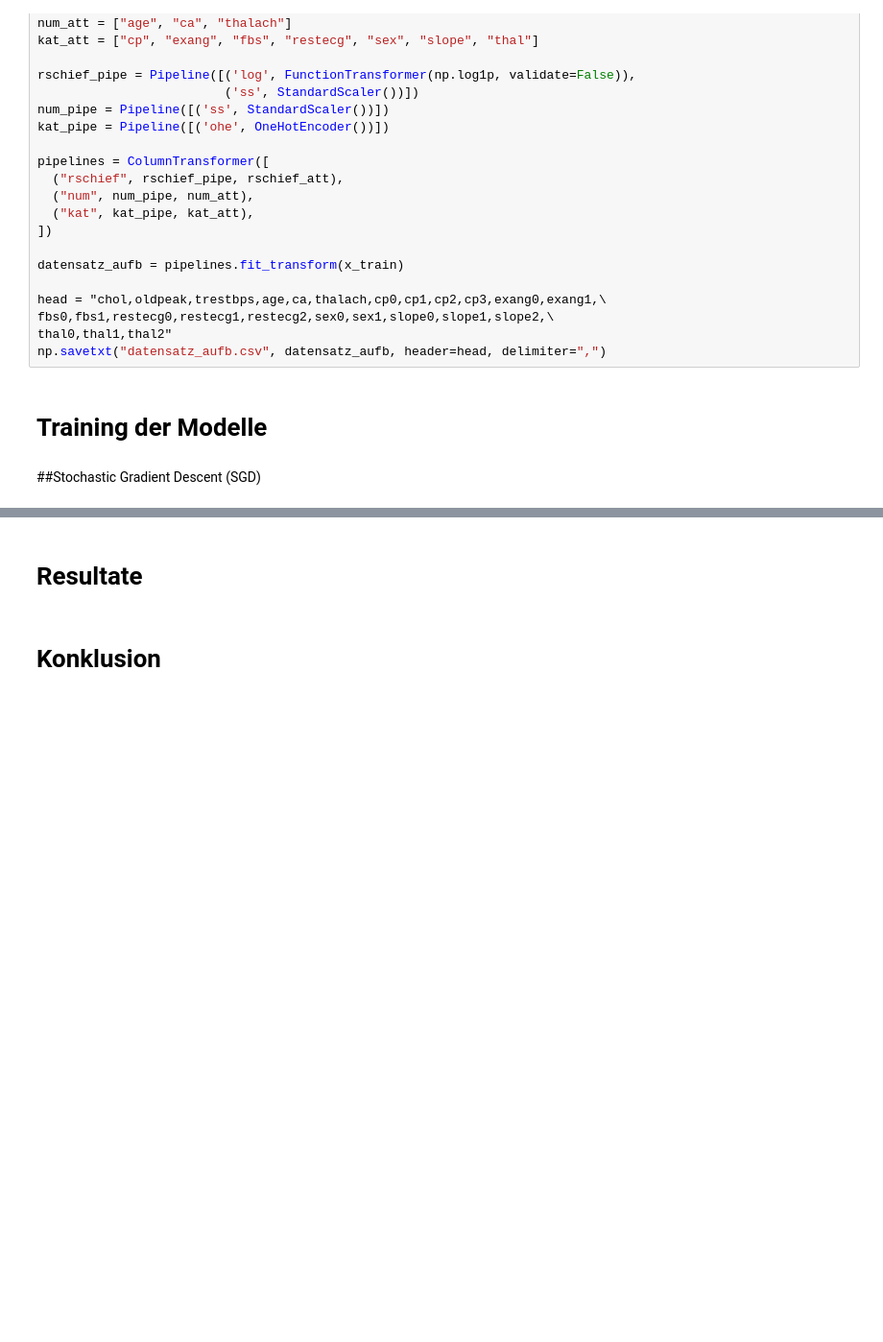
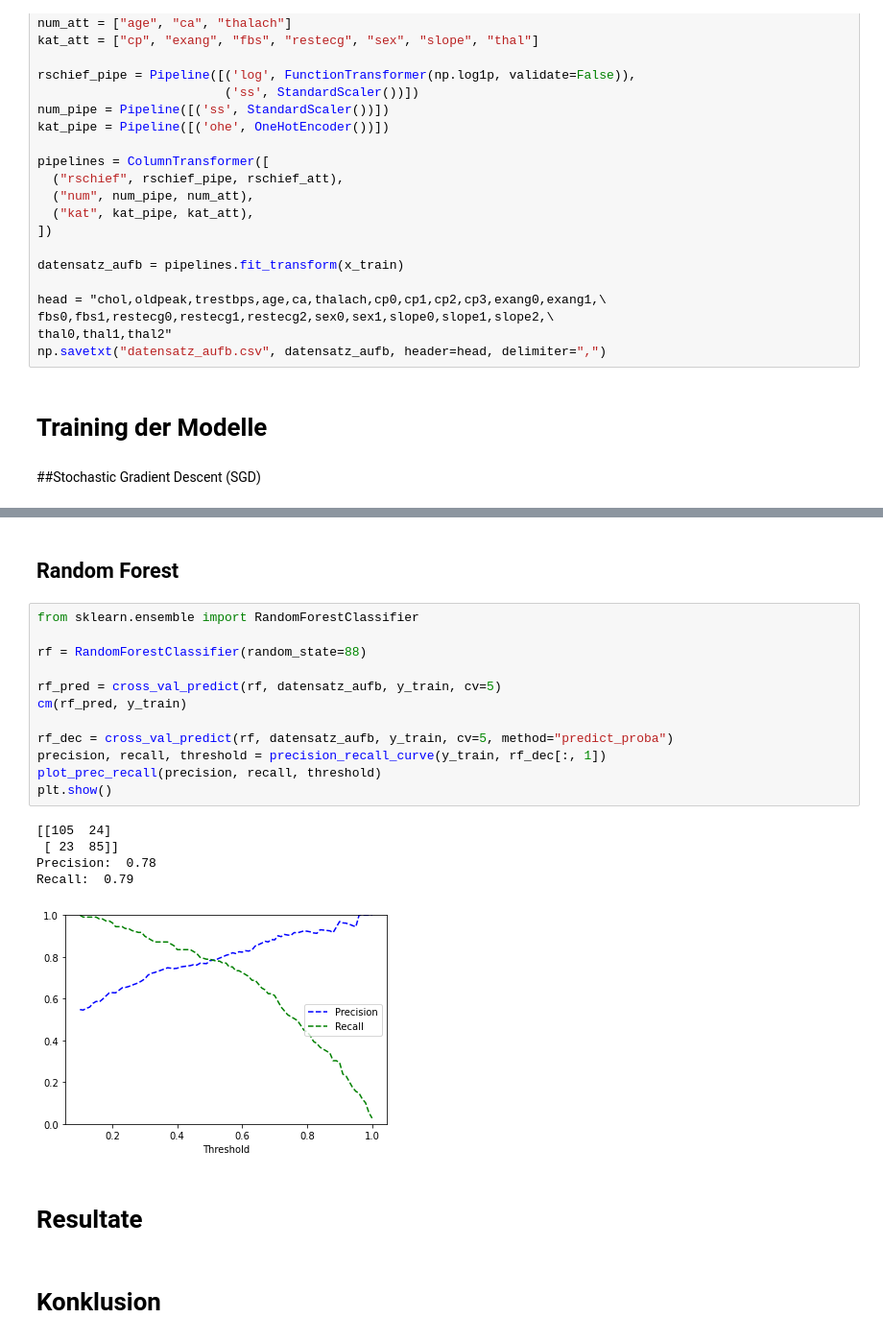
Before and after one commit to VimalKandrical/Diagnose_von_Herzerkrankungen, a Jupyter notebook: main.ipynb, the cells around one changed output, grey strips where cells are left out. Shown at 96% size. Drawn from its saved outputs; the diff is of its cells as text; blank space fills up the shorter version.

```diff
--- a/main.ipynb
+++ b/main.ipynb
@@ -210,3 +226,23 @@ array([[104,  24],
+# %% [markdown]
+## Random Forest
+# %%
+from sklearn.ensemble import RandomForestClassifier
+
+rf = RandomForestClassifier(random_state=88)
+
+rf_pred = cross_val_predict(rf, datensatz_aufb, y_train, cv=5)
+cm(rf_pred, y_train)
+
+rf_dec = cross_val_predict(rf, datensatz_aufb, y_train, cv=5, method="predict_proba")
+precision, recall, threshold = precision_recall_curve(y_train, rf_dec[:, 1])
+plot_prec_recall(precision, recall, threshold)
+plt.show()
+# %% [output]
+[[105  24]
+ [ 23  85]]
+Precision:  0.78
+Recall:  0.79
+[figure, added]
 # %% [markdown]
 # Resultate
 # %% [markdown]
```
Also changed, not shown: parts of 1 cell of this notebook.
